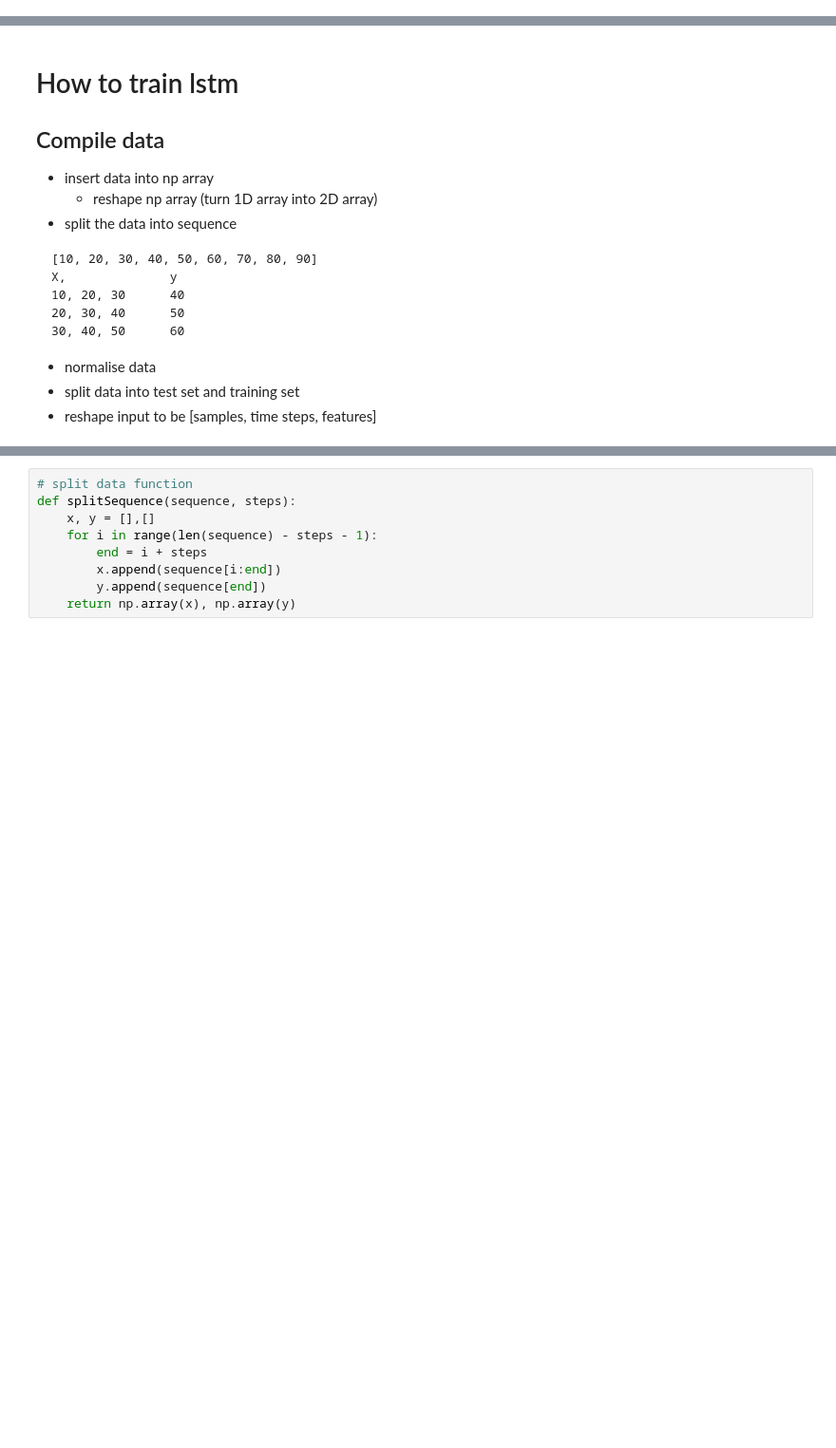
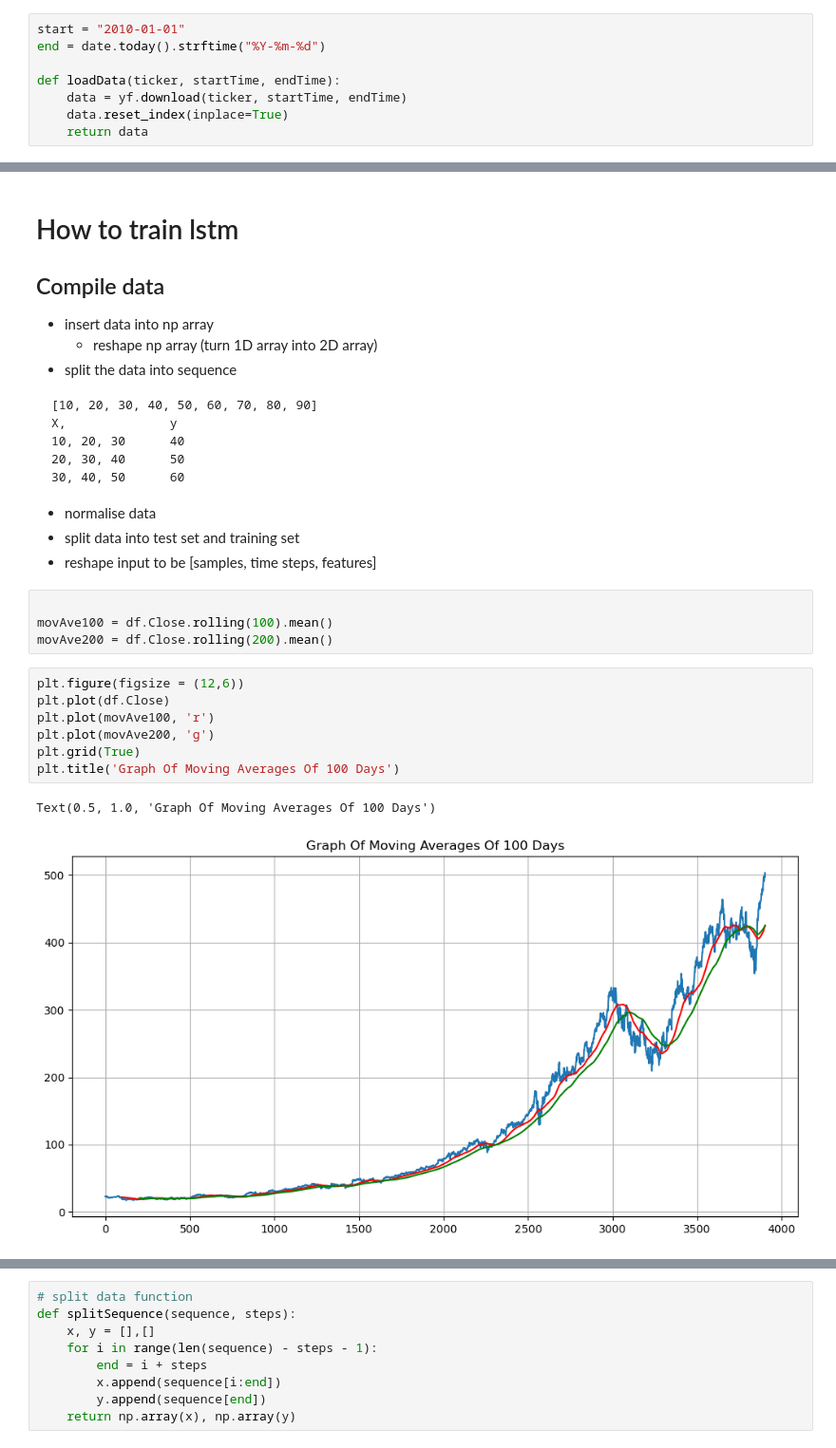
Before and after one commit to limzishen/Qubot_ML, a Jupyter notebook: data.ipynb, the cells around one changed output, grey strips where cells are left out. Shown at 95% size. Drawn from its saved outputs; the diff is of its cells as text; blank space fills up the shorter version.

```diff
--- a/data.ipynb
+++ b/data.ipynb
@@ -5,3 +6,11 @@ import datetime
 import yfinance as yf
 import matplotlib.pyplot as plt
 import pandas as pd
+# %%
+start = "2010-01-01"
+end = date.today().strftime("%Y-%m-%d")
+
+def loadData(ticker, startTime, endTime):
+    data = yf.download(ticker, startTime, endTime)
+    data.reset_index(inplace=True)
+    return data
@@ -54,5 +81,19 @@ X,		        y
 - normalise data
 - split data into test set and training set
 - reshape input to be [samples, time steps, features]
+# %%
+
+movAve100 = df.Close.rolling(100).mean()
+movAve200 = df.Close.rolling(200).mean()
+# %%
+plt.figure(figsize = (12,6))
+plt.plot(df.Close)
+plt.plot(movAve100, 'r')
+plt.plot(movAve200, 'g')
+plt.grid(True)
+plt.title('Graph Of Moving Averages Of 100 Days')
+# %% [output]
+Text(0.5, 1.0, 'Graph Of Moving Averages Of 100 Days')
+[figure, added]
 # %%
 # Insert data into np array
```
Also changed, not shown: parts of 19 cells of this notebook, 1 other file.
